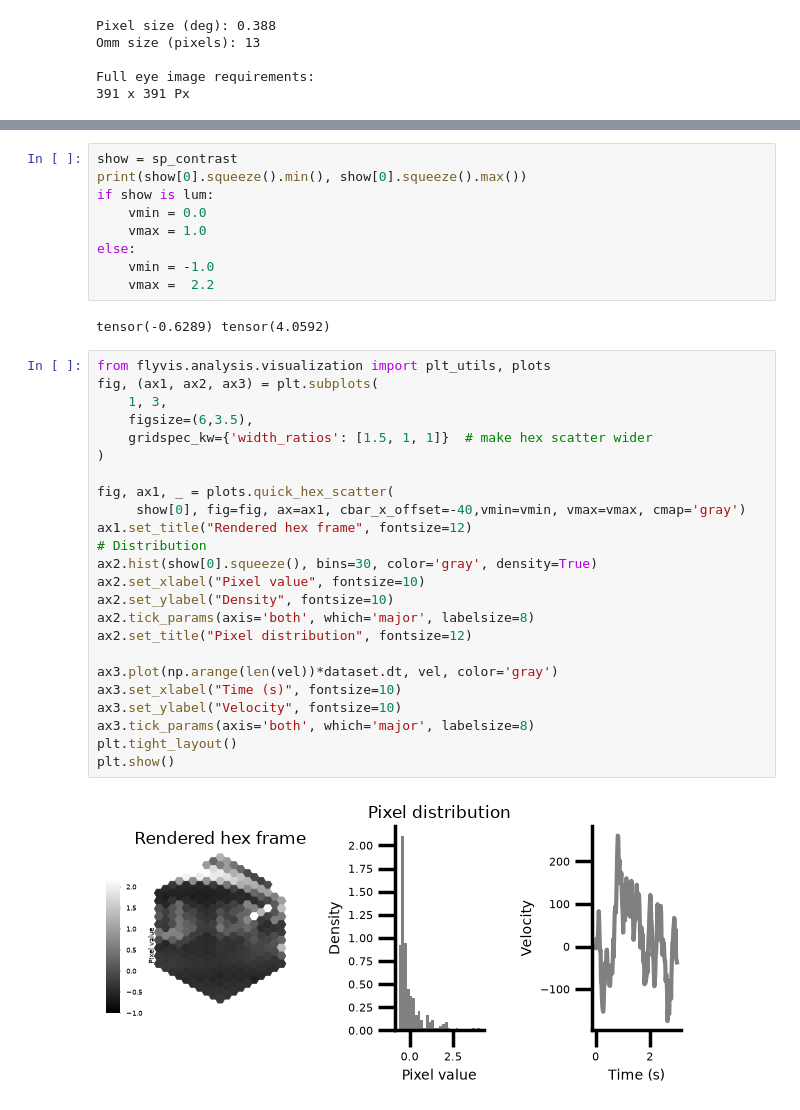
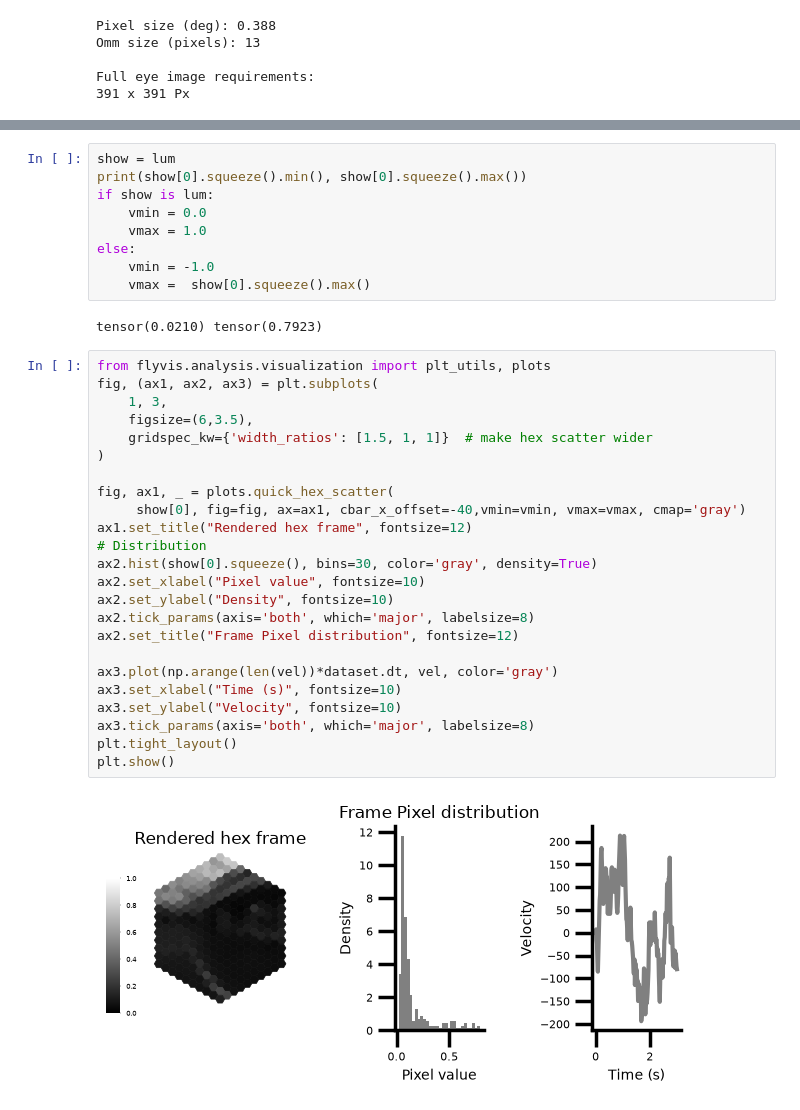
Before and after one commit to guardomayas/connectome_cnn, a Jupyter notebook: notebooks/natural_movies.ipynb, the cells around one changed output, grey strips where cells are left out. Drawn from its saved outputs; the diff is of its cells as text.

```diff
--- a/notebooks/natural_movies.ipynb
+++ b/notebooks/natural_movies.ipynb
@@ -87,40 +77,40 @@ Temporal contrast tensor(3.0861) tensor(-0.9125)
 # %%
-show = sp_contrast
+show = lum
 print(show[0].squeeze().min(), show[0].squeeze().max())
 if show is lum:
     vmin = 0.0
     vmax = 1.0
 else:
     vmin = -1.0
-    vmax =  2.2
+    vmax =  show[0].squeeze().max()
 # %% [output]
-tensor(-0.6289) tensor(4.0592)
+tensor(0.0210) tensor(0.7923)
 # %%
 from flyvis.analysis.visualization import plt_utils, plots
 fig, (ax1, ax2, ax3) = plt.subplots(
     1, 3,
     figsize=(6,3.5),
     gridspec_kw={'width_ratios': [1.5, 1, 1]}  # make hex scatter wider
 )
 
 fig, ax1, _ = plots.quick_hex_scatter(
      show[0], fig=fig, ax=ax1, cbar_x_offset=-40,vmin=vmin, vmax=vmax, cmap='gray')
 ax1.set_title("Rendered hex frame", fontsize=12)
 # Distribution
 ax2.hist(show[0].squeeze(), bins=30, color='gray', density=True)
 ax2.set_xlabel("Pixel value", fontsize=10)
 ax2.set_ylabel("Density", fontsize=10)
 ax2.tick_params(axis='both', which='major', labelsize=8)
-ax2.set_title("Pixel distribution", fontsize=12)
+ax2.set_title("Frame Pixel distribution", fontsize=12)
 
 ax3.plot(np.arange(len(vel))*dataset.dt, vel, color='gray')
 ax3.set_xlabel("Time (s)", fontsize=10)
 ax3.set_ylabel("Velocity", fontsize=10)
 ax3.tick_params(axis='both', which='major', labelsize=8)
 plt.tight_layout()
 plt.show()
 # %% [output]
-[figure, old version]
+[figure, new version]
 # %%
 animation = animations.HexScatter(show[None,::3],
                                   vmin=vmin,
```
Also changed, not shown: parts of 6 cells of this notebook.
